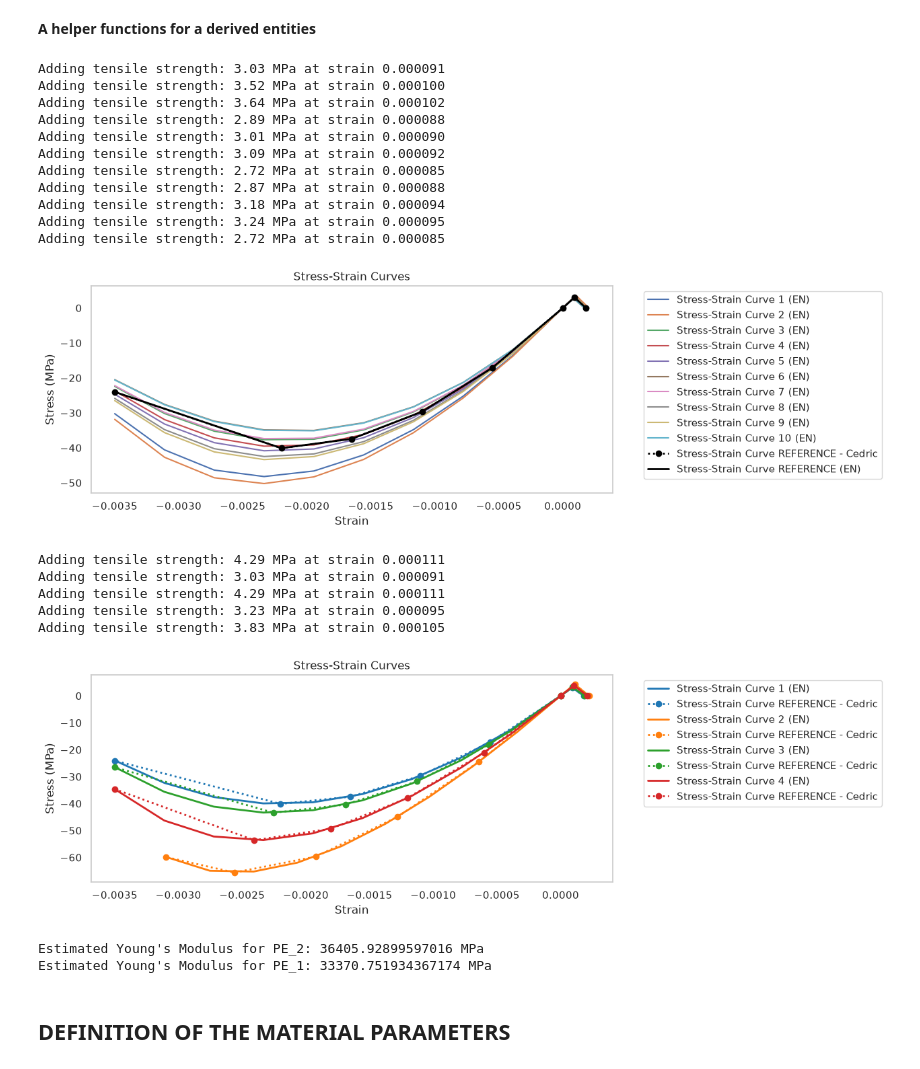
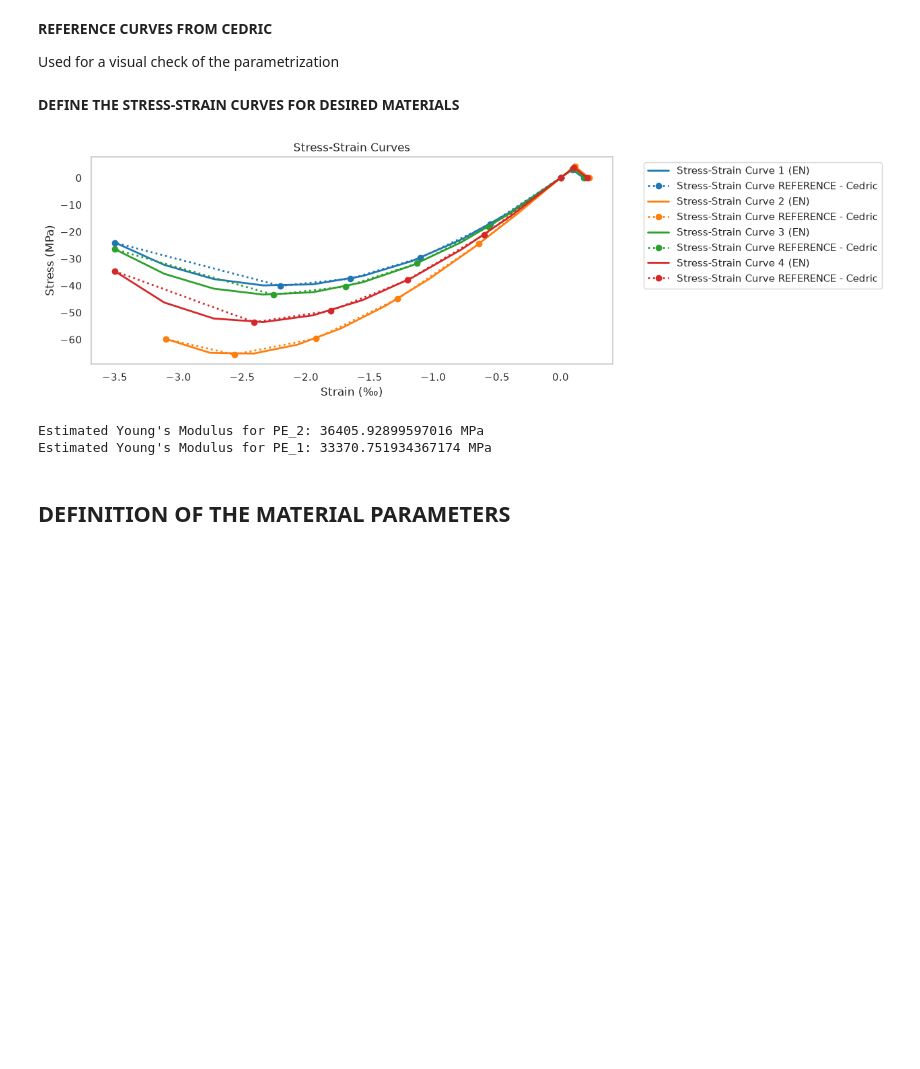
Before and after one commit to DavidSilhanek/TUD, a Jupyter notebook: gen_prior_design.ipynb, the cells around one changed output. Saved outputs shown, nothing was run; the diff lists cells and outputs as text; code cells hidden in the pictures; blank space fills up the shorter version.

Commit message:
FINISHED INITIAL PARAMETRIZATION OF THE MODEL]

```diff
--- a/gen_prior_design.ipynb
+++ b/gen_prior_design.ipynb
@@ -34,3 +20,7 @@ seaborn_plot = sns.pairplot(pd.DataFrame(lhs_samples, columns=["FT11", "FT22"]))
+# %% [markdown]
+**REFERENCE CURVES FROM CEDRIC**
+
+Used for a visual check of the parametrization
 # %%
 # REFERENCE MATERIALS FROM CEDRIC FOR PARAMETRIZATION CHECK
 materials = {
@@ -80,4 +70,4 @@ materials = {
                 ])},
 }
 # %% [markdown]
-**A helper functions for a derived entities**
+**DEFINE THE STRESS-STRAIN CURVES FOR DESIRED MATERIALS**
@@ -198,61 +168,23 @@ def stress_strain_curve_EN(fcm, E, num_points=10, tensile_strength: bool = True,
 # %%
-# curve_en = stress_strain_curve_EN(fcm=40.1, E=31600, tensile_strength=True, for_sofistik=True)
-curve_en = stress_strain_curve_EN(fcm=40.1, E=33370, tensile_strength=True, for_sofistik=True)
-curves_en = [stress_strain_curve_EN(fcm=fc, E=E, tensile_strength=True) for fc, E in zip(samples, estimated_youngs_modulus)]
-# curves = [stress_strain_curve(fcm=fc, E=E) for fc, E in zip(samples, estimated_youngs_modulus)]
-
-
-# PE1
-plt.figure(figsize=(10, 4))
-for i, c in enumerate(curves_en):
-    plt.plot(c[:, 0], c[:, 1], label=f"Stress-Strain Curve {i+1} (EN)",)
-plt.plot(materials["PE_1"]["basic_breakpoints"][:, 0]/1000, materials["PE_1"]["basic_breakpoints"][:, 1], label="Stress-Strain Curve REFERENCE - Cedric", color='black', linestyle=':', marker='o', linewidth=2)
-plt.plot(curve_en[:, 0],curve_en[:, 1], label="Stress-Strain Curve REFERENCE (EN)  ", color='black', linewidth=2)
-plt.xlabel("Strain")
-plt.ylabel("Stress (MPa)")
-plt.title("Stress-Strain Curves")
-plt.legend(bbox_to_anchor=(1.05, 1), loc='upper left')
-plt.grid()
-plt.show()
-
-# PE2
-E = estim_yong_modulus(65.6)
-curve_en = stress_strain_curve_EN(fcm=65.6, E=E, tensile_strength=True, for_sofistik=True)
+# Visual check of the stress-strain curves for the reference materials
 colormap = plt.get_cmap("tab10")
 plt.figure(figsize=(10, 4))
 for i, material in enumerate(materials.keys()):
     properties = materials[material]
     fcm = np.abs(properties["basic_breakpoints"][-2, 1])
     E = estim_yong_modulus(fcm)
     curve_en = stress_strain_curve_EN(fcm=fcm, E=E, tensile_strength=True, for_sofistik=False)
     plt.plot(curve_en[:, 0], curve_en[:, 1], label=f"Stress-Strain Curve {i+1} (EN)", color=colormap(i), linewidth=2)
-    plt.plot(properties["basic_breakpoints"][:, 0]/1000, properties["basic_breakpoints"][:, 1], label="Stress-Strain Curve REFERENCE - Cedric", color=colormap(i), linestyle=':', marker='o', linewidth=2)
-plt.xlabel("Strain")
+    plt.plot(properties["basic_breakpoints"][:, 0], properties["basic_breakpoints"][:, 1], label="Stress-Strain Curve REFERENCE - Cedric", color=colormap(i), linestyle=':', marker='o', linewidth=2)
+plt.xlabel("Strain (‰)")
 plt.ylabel("Stress (MPa)")
 plt.title("Stress-Strain Curves")
 plt.legend(bbox_to_anchor=(1.05, 1), loc='upper left')
 plt.grid()
 plt.show()
 print(f"Estimated Young's Modulus for PE_2: {E} MPa")
 print(f"Estimated Young's Modulus for PE_1: {estim_yong_modulus(40.1)} MPa")
 # %% [output]
+[figure, new version]
-Adding tensile strength: 3.03 MPa at strain 0.000091
-Adding tensile strength: 3.52 MPa at strain 0.000100
-Adding tensile strength: 3.64 MPa at strain 0.000102
-Adding tensile strength: 2.89 MPa at strain 0.000088
-Adding tensile strength: 3.01 MPa at strain 0.000090
-Adding tensile strength: 3.09 MPa at strain 0.000092
-Adding tensile strength: 2.72 MPa at strain 0.000085
-Adding tensile strength: 2.87 MPa at strain 0.000088
-Adding tensile strength: 3.18 MPa at strain 0.000094
-Adding tensile strength: 3.24 MPa at strain 0.000095
-Adding tensile strength: 2.72 MPa at strain 0.000085
+Estimated Young's Modulus for PE_2: 36405.92899597016 MPa
+Estimated Young's Modulus for PE_1: 33370.751934367174 MPa
-[figure, old version]
-Adding tensile strength: 4.29 MPa at strain 0.000111
-Adding tensile strength: 3.03 MPa at strain 0.000091
-Adding tensile strength: 4.29 MPa at strain 0.000111
-Adding tensile strength: 3.23 MPa at strain 0.000095
-Adding tensile strength: 3.83 MPa at strain 0.000105
-[figure, removed]
-Estimated Young's Modulus for PE_2: 36405.92899597016 MPa
-Estimated Young's Modulus for PE_1: 33370.751934367174 MPa
```
Also changed, not shown: parts of 23 cells of this notebook, 3 other files.
